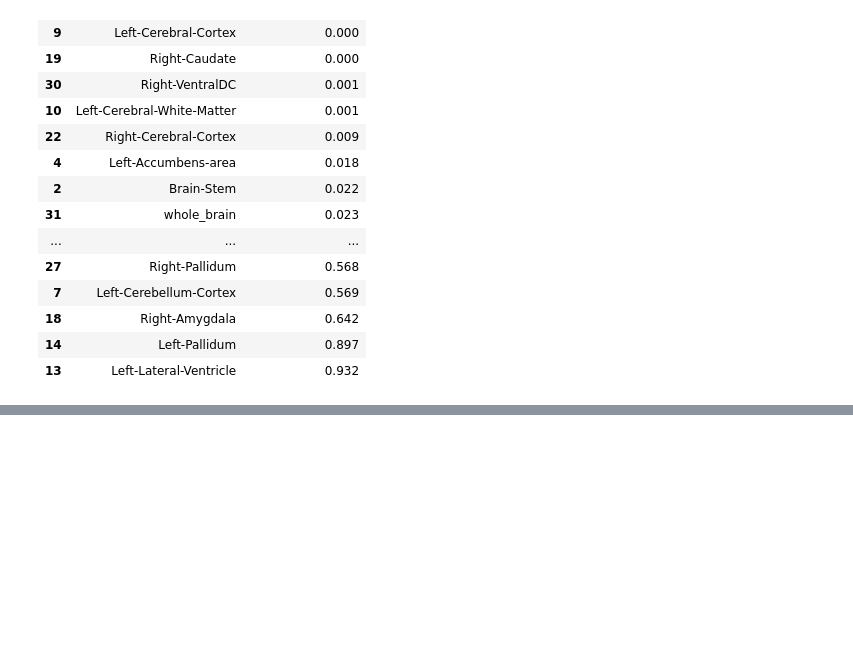
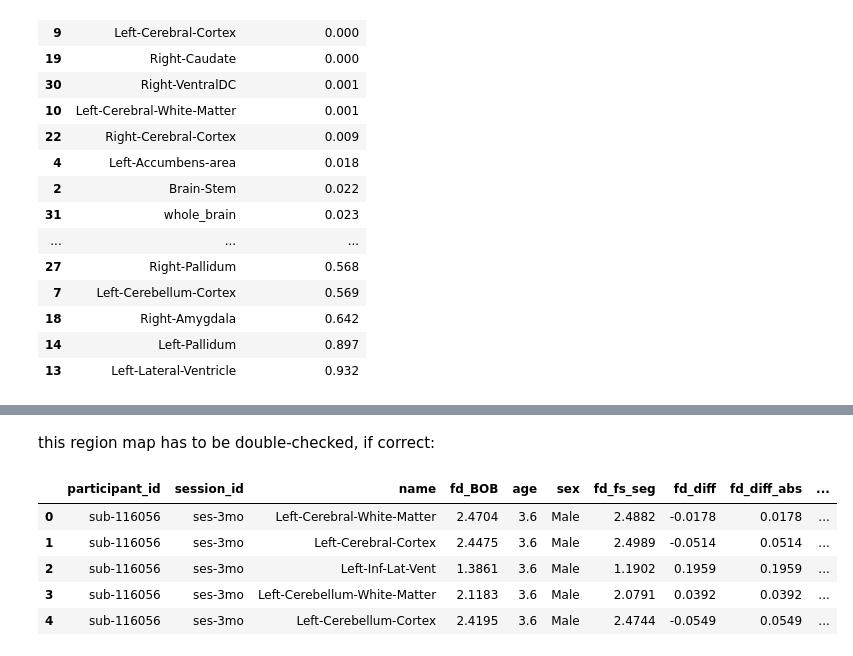
Before and after one commit to toelt-llc/mri_fractal, a Jupyter notebook: data_pipeline/3b-pipeline_BOB_freesurfer-seg.ipynb, the cells around one changed output, grey strips where cells are left out. Cells and saved outputs as stored; diff of their text form; code cells hidden in the pictures; blank space fills up the shorter version.

```diff
--- a/data_pipeline/3b-pipeline_BOB_freesurfer-seg.ipynb
+++ b/data_pipeline/3b-pipeline_BOB_freesurfer-seg.ipynb
@@ -1364,0 +1365,4 @@ df_interaction_stats.sort_values('interaction_pval')
+# %%
+df_merged['fd_diff'] = df_merged['fd_BOB'] - df_merged['fd_fs_seg']
+df_merged['fd_diff_abs'] = df_merged['fd_diff'].abs()
+df_merged.head()
@@ -1364,0 +1385,14 @@ df_interaction_stats.sort_values('interaction_pval')
+# %% [markdown]
+this region map has to be double-checked, if correct:
+# %%
+# region mapping
+region_map = {
+    'general white matter': ['Left-Cerebral-White-Matter', 'Right-Cerebral-White-Matter'],
+    'general grey matter': ['Left-Cerebral-Cortex', 'Right-Cerebral-Cortex'],
+    'general csf': ['CSF', '3rd-Ventricle', '4th-Ventricle', 'Left-Inf-Lat-Vent', 'Right-Inf-Lat-Vent'],
+    'cerebellum': ['Left-Cerebellum-Cortex', 'Right-Cerebellum-Cortex', 'Left-Cerebellum-White-Matter', 'Right-Cerebellum-White-Matter'],
+    'brainstem': ['Brain-Stem'],
+    'thalamus': ['Left-Thalamus', 'Right-Thalamus'],
+    'putamen+pallidum': ['Left-Putamen', 'Right-Putamen', 'Left-Pallidum', 'Right-Pallidum'],
+    'hippocampus+amygdala': ['Left-Hippocampus', 'Right-Hippocampus', 'Left-Amygdala', 'Right-Amygdala']
+}
@@ -1364,0 +1419,9 @@ df_interaction_stats.sort_values('interaction_pval')
+# %%
+df_final.head()
+# %% [output]
+|  | participant_id | session_id | name | fd_BOB | age | sex | fd_fs_seg | fd_diff | fd_diff_abs | ... |
+| 0 | sub-116056 | ses-3mo | Left-Cerebral-White-Matter | 2.4704 | 3.6 | Male | 2.4882 | -0.0178 | 0.0178 | ... |
+| 1 | sub-116056 | ses-3mo | Left-Cerebral-Cortex | 2.4475 | 3.6 | Male | 2.4989 | -0.0514 | 0.0514 | ... |
+| 2 | sub-116056 | ses-3mo | Left-Inf-Lat-Vent | 1.3861 | 3.6 | Male | 1.1902 | 0.1959 | 0.1959 | ... |
+| 3 | sub-116056 | ses-3mo | Left-Cerebellum-White-Matter | 2.1183 | 3.6 | Male | 2.0791 | 0.0392 | 0.0392 | ... |
+| 4 | sub-116056 | ses-3mo | Left-Cerebellum-Cortex | 2.4195 | 3.6 | Male | 2.4744 | -0.0549 | 0.0549 | ... |
```
Also changed, not shown: parts of 13 cells of this notebook.
